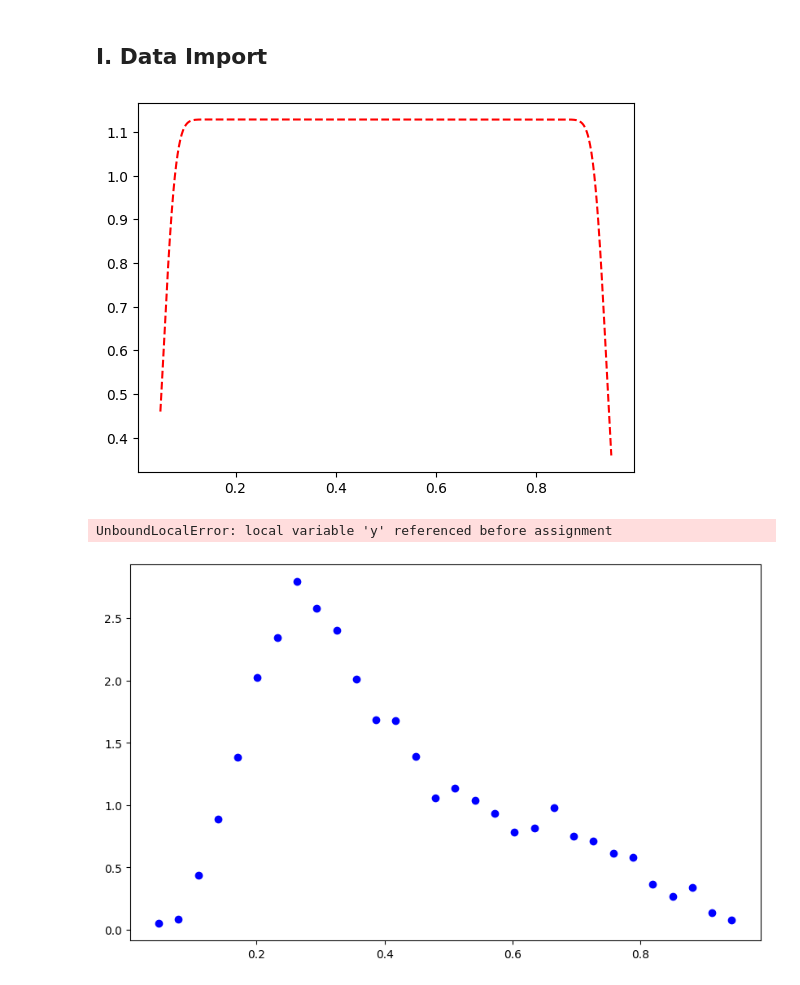
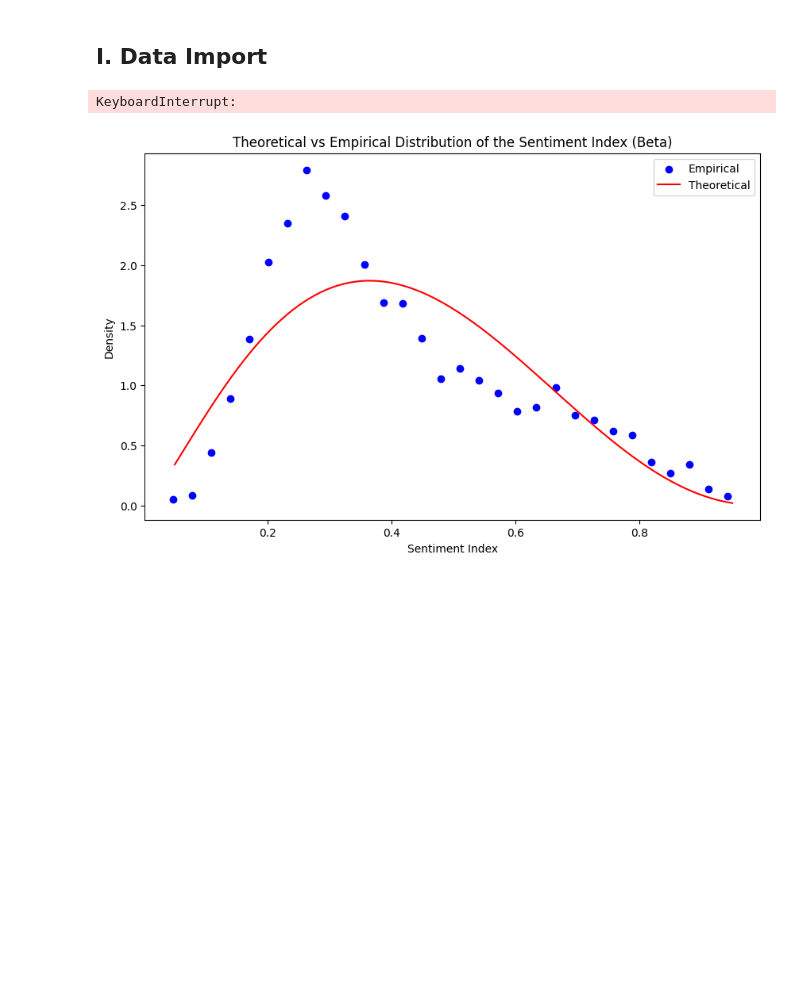
Before and after one commit to yannmerakeb/ABM-Early-Warning-Indicator, a Jupyter notebook: notebook.ipynb, the cells around one changed output. Drawn from its saved outputs; the diff is of its cells as text; code cells hidden in the pictures; blank space fills up the shorter version.

```diff
--- a/notebook.ipynb
+++ b/notebook.ipynb
@@ -14,12 +14,17 @@ dict_data = dpp.process_csv_files()
 index_names = list(dict_data.keys())
 stock_names = {index: list(dict_data[index]['stocks'].keys()) for index in index_names}
 dates = {index: dict_data[index]['dates'] for index in index_names}
+# %%
+sp500_data = dict_data[index_names[0]]
+
+ewi = EarlyWarningIndicator(sp500_data)
+ewi.params('normal', 0.95)
+# %% [output]
+KeyboardInterrupt:
 # %%
 sp500_data = dict_data[index_names[0]]
 
 likelihood_model = Likelihood(sp500_data)
-likelihood_model.theoretical_vs_empirical(distribution='normal')
+likelihood_model.theoretical_vs_empirical(distribution='beta')
 # %% [output]
-[figure, old version]
+[figure, new version]
-UnboundLocalError: local variable 'y' referenced before assignment
-[figure, removed]
```
Also changed, not shown: 1 other file.
